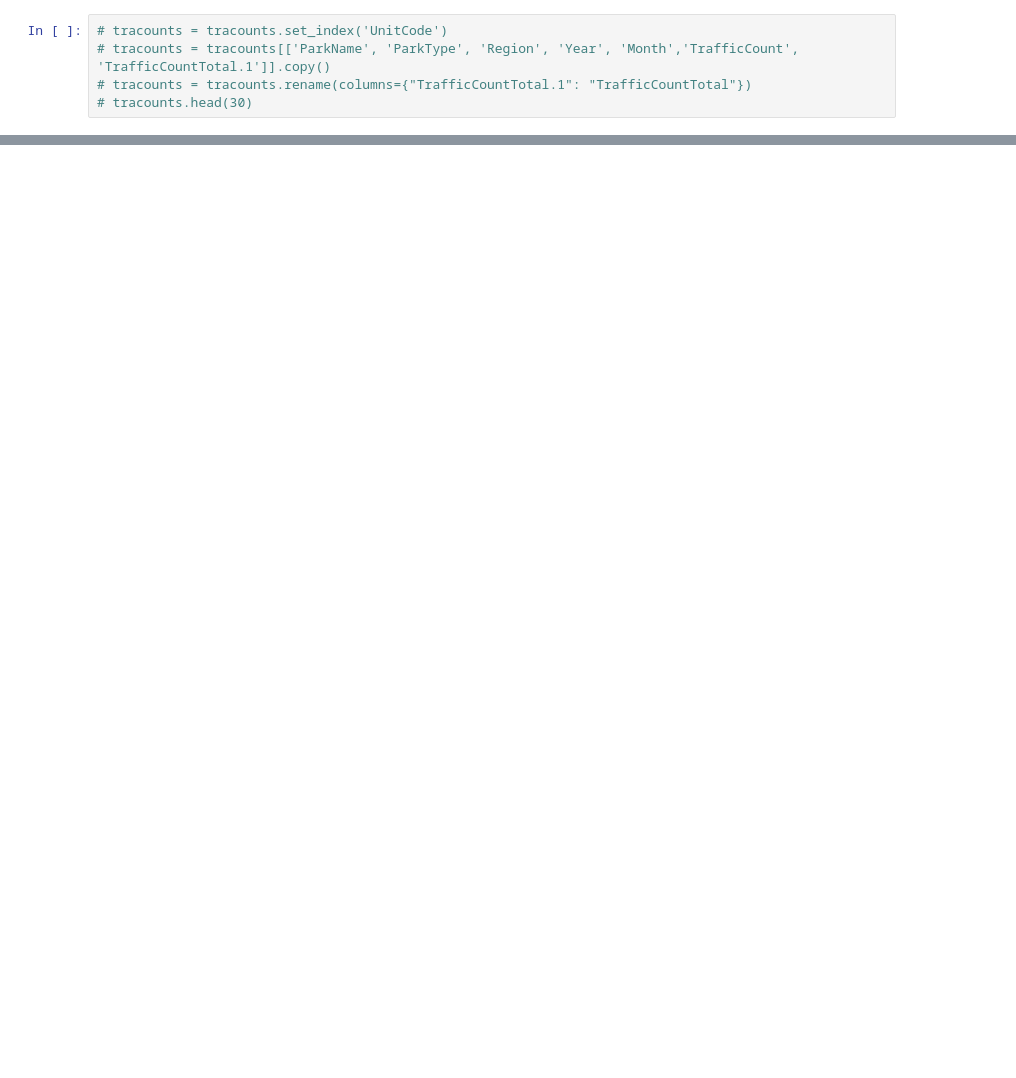
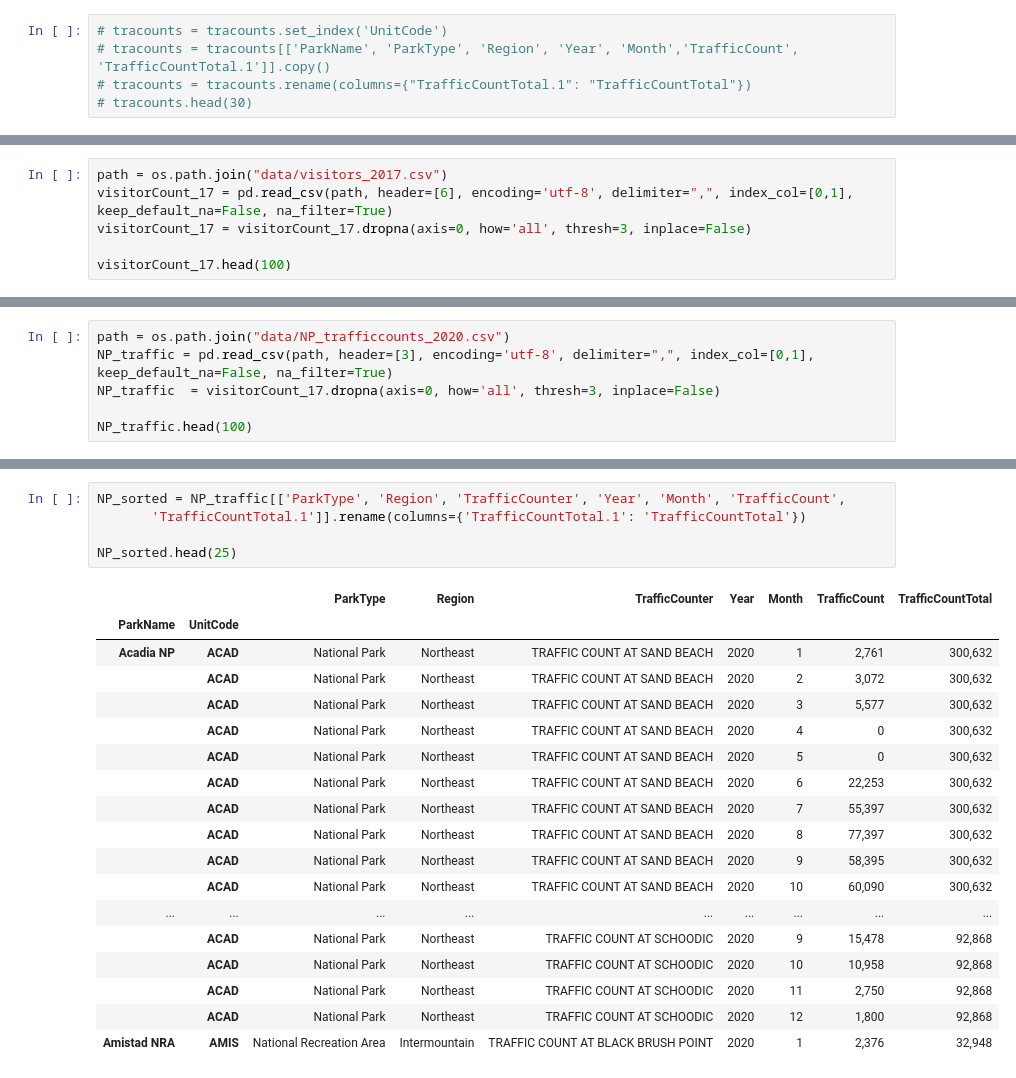
Before and after one commit to pmhu4242/DataProjects, a Jupyter notebook: Leaflet/NPSproject/npsData.ipynb, the cells around one changed output, grey strips where cells are left out. Drawn from its saved outputs; the diff is of its cells as text; blank space fills up the shorter version.

```diff
--- a/Leaflet/NPSproject/npsData.ipynb
+++ b/Leaflet/NPSproject/npsData.ipynb
@@ -42,0 +224,6 @@ visitorCount_20
+# %%
+path = os.path.join("data/visitors_2017.csv")
+visitorCount_17 = pd.read_csv(path, header=[6], encoding='utf-8', delimiter=",", index_col=[0,1], keep_default_na=False, na_filter=True)
+visitorCount_17 = visitorCount_17.dropna(axis=0, how='all', thresh=3, inplace=False)
+
+visitorCount_17.head(100)
@@ -42,0 +333,6 @@ visitorCount_20
+# %%
+path = os.path.join("data/NP_trafficcounts_2020.csv")
+NP_traffic = pd.read_csv(path, header=[3], encoding='utf-8', delimiter=",", index_col=[0,1], keep_default_na=False, na_filter=True)
+NP_traffic  = visitorCount_17.dropna(axis=0, how='all', thresh=3, inplace=False)
+
+NP_traffic.head(100)
@@ -42,0 +361,24 @@ visitorCount_20
+# %%
+NP_sorted = NP_traffic[['ParkType', 'Region', 'TrafficCounter', 'Year', 'Month', 'TrafficCount',
+       'TrafficCountTotal.1']].rename(columns={'TrafficCountTotal.1': 'TrafficCountTotal'})
+
+NP_sorted.head(25)
+# %% [output]
+|  |  | ParkType | Region | TrafficCounter | Year | Month | TrafficCount | TrafficCountTotal |
+| ParkName | UnitCode |  |  |  |  |  |  |  |
+| Acadia NP | ACAD | National Park | Northeast | TRAFFIC COUNT AT SAND BEACH | 2020 | 1 | 2,761 | 300,632 |
+|  | ACAD | National Park | Northeast | TRAFFIC COUNT AT SAND BEACH | 2020 | 2 | 3,072 | 300,632 |
+|  | ACAD | National Park | Northeast | TRAFFIC COUNT AT SAND BEACH | 2020 | 3 | 5,577 | 300,632 |
+|  | ACAD | National Park | Northeast | TRAFFIC COUNT AT SAND BEACH | 2020 | 4 | 0 | 300,632 |
+|  | ACAD | National Park | Northeast | TRAFFIC COUNT AT SAND BEACH | 2020 | 5 | 0 | 300,632 |
+|  | ACAD | National Park | Northeast | TRAFFIC COUNT AT SAND BEACH | 2020 | 6 | 22,253 | 300,632 |
+|  | ACAD | National Park | Northeast | TRAFFIC COUNT AT SAND BEACH | 2020 | 7 | 55,397 | 300,632 |
+|  | ACAD | National Park | Northeast | TRAFFIC COUNT AT SAND BEACH | 2020 | 8 | 77,397 | 300,632 |
+|  | ACAD | National Park | Northeast | TRAFFIC COUNT AT SAND BEACH | 2020 | 9 | 58,395 | 300,632 |
+|  | ACAD | National Park | Northeast | TRAFFIC COUNT AT SAND BEACH | 2020 | 10 | 60,090 | 300,632 |
+| ... | ... | ... | ... | ... | ... | ... | ... | ... |
+|  | ACAD | National Park | Northeast | TRAFFIC COUNT AT SCHOODIC | 2020 | 9 | 15,478 | 92,868 |
+|  | ACAD | National Park | Northeast | TRAFFIC COUNT AT SCHOODIC | 2020 | 10 | 10,958 | 92,868 |
+|  | ACAD | National Park | Northeast | TRAFFIC COUNT AT SCHOODIC | 2020 | 11 | 2,750 | 92,868 |
+|  | ACAD | National Park | Northeast | TRAFFIC COUNT AT SCHOODIC | 2020 | 12 | 1,800 | 92,868 |
+| Amistad NRA | AMIS | National Recreation Area | Intermountain | TRAFFIC COUNT AT BLACK BRUSH POINT | 2020 | 1 | 2,376 | 32,948 |
```
Also changed, not shown: parts of 21 cells of this notebook.
